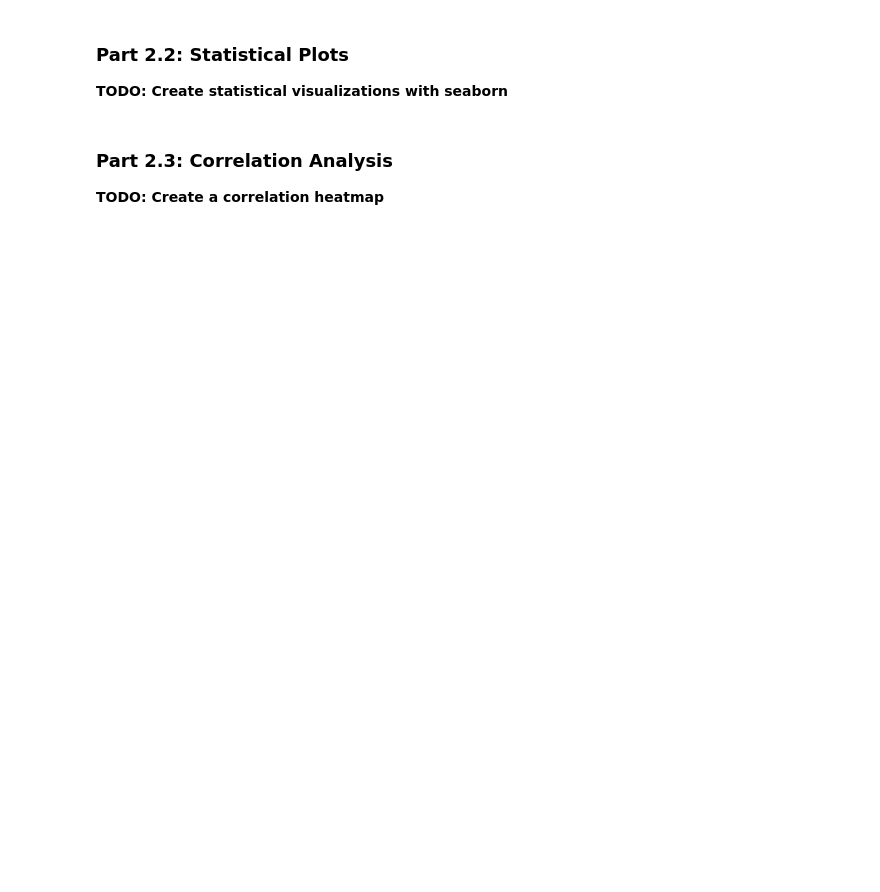
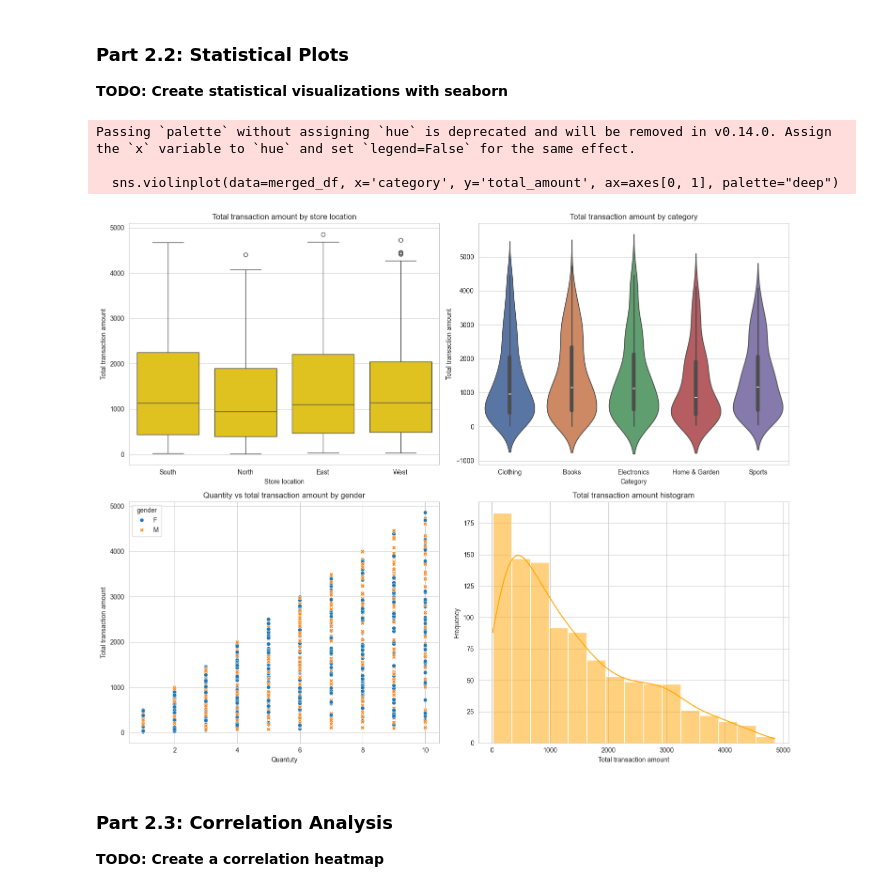
Before and after one commit to UCSF-DataSci/ds217-07-vision-quest-bobho1999, a Jupyter notebook: assignment.ipynb, the cells around one changed output. Cells and saved outputs as stored; diff of their text form; code cells hidden in the pictures; blank space fills up the shorter version.

```diff
--- a/assignment.ipynb
+++ b/assignment.ipynb
@@ -169,19 +187,43 @@ print(merged_df.head())
 # %%
 # TODO: Create a figure with 2x2 subplots
 fig, axes = plt.subplots(2, 2, figsize=(15, 12))
 
 # TODO: Top-left: Box plot of total_amount by store_location
 # TODO: Top-right: Violin plot of total_amount by category
 # TODO: Bottom-left: Scatter plot of quantity vs total_amount with hue by gender
 # TODO: Bottom-right: Histogram of total_amount with kde overlay
+sns.boxplot(data=merged_df, x='store_location', y='total_amount', ax=axes[0, 0], color='gold')
+sns.violinplot(data=merged_df, x='category', y='total_amount', ax=axes[0, 1], palette="deep")
+sns.scatterplot(data=merged_df, x='quantity', y='total_amount', hue='gender', ax=axes[1, 0], color='blue', style='gender')
+sns.histplot(data=merged_df, x='total_amount', kde=True, ax=axes[1, 1], color='orange')
 
 # TODO: Add appropriate titles and labels
 # TODO: Customize colors and styling
 # TODO: Save the plot as 'output/q2_seaborn_plots.png'
+axes[0,0].set_title('Total transaction amount by store location')
+axes[0,0].set_xlabel('Store location')
+axes[0,0].set_ylabel('Total transaction amount')
+
+axes[0,1].set_title('Total transaction amount by category')
+axes[0,1].set_xlabel('Category')
+axes[0,1].set_ylabel('Total transaction amount')
+
+axes[1,0].set_title('Quantity vs total transaction amount by gender')
+axes[1,0].set_xlabel('Quantuty')
+axes[1,0].set_ylabel('Total transaction amount')
+
+axes[1,1].set_title('Total transaction amount histogram')
+axes[1,1].set_xlabel('Total transaction amount')
+axes[1,1].set_ylabel('Frequency')
 
 plt.tight_layout()
 plt.savefig('output/q2_seaborn_plots.png', dpi=300, bbox_inches='tight')
 plt.show()
+# %% [output]
+Passing `palette` without assigning `hue` is deprecated and will be removed in v0.14.0. Assign the `x` variable to `hue` and set `legend=False` for the same effect.
+
+  sns.violinplot(data=merged_df, x='category', y='total_amount', ax=axes[0, 1], palette="deep")
+[figure, added]
 # %% [markdown]
 ### Part 2.3: Correlation Analysis
 
```
Also changed, not shown: parts of 2 cells of this notebook, 2 other files.
